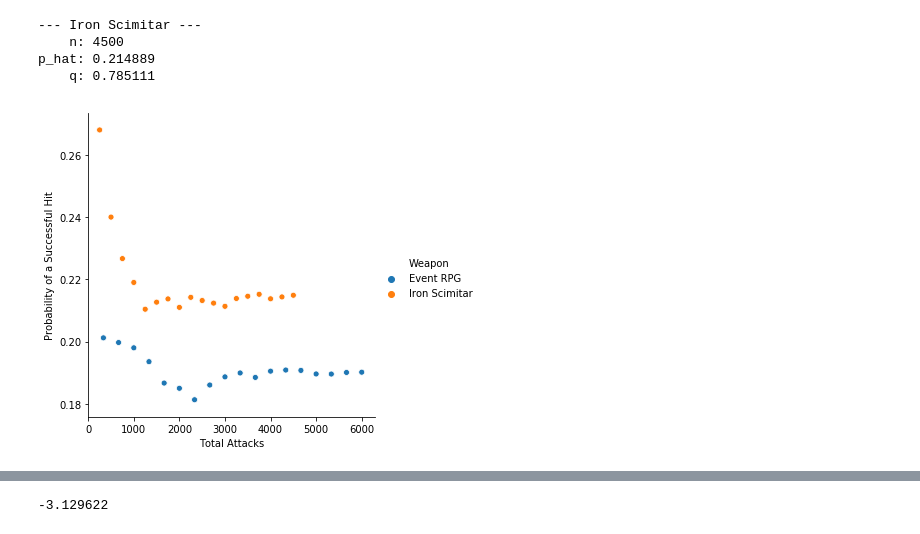
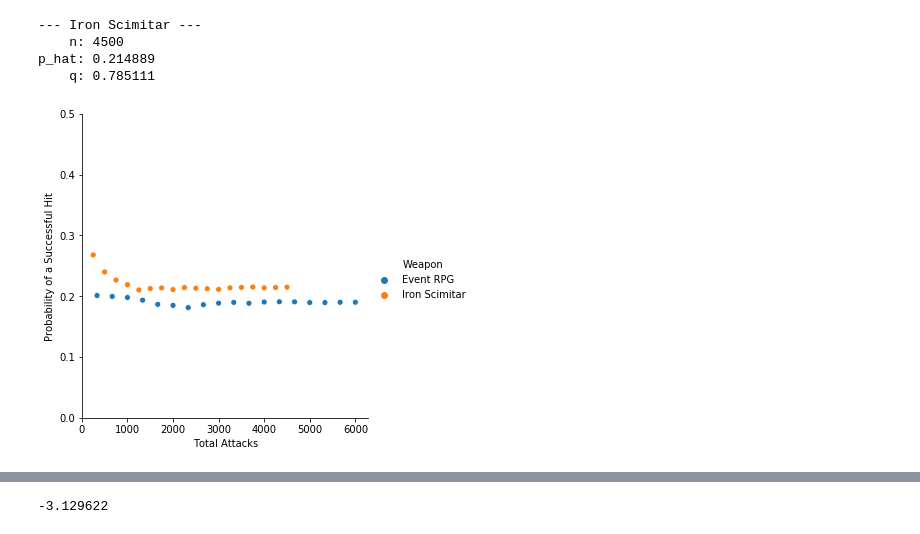
Before and after one commit to ys-lin14/OSRS-Analysis, a Jupyter notebook: probability.ipynb, the cells around one changed output, grey strips where cells are left out. Saved outputs shown, nothing was run; the diff lists cells and outputs as text; code cells hidden in the pictures.

```diff
--- a/probability.ipynb
+++ b/probability.ipynb
@@ -90,15 +108,16 @@ p_hat: 0.214889
     q: 0.785111
 # %%
 # visualize trend of p_hat as sample size n increases
-success_scatter = sns.relplot(x = "Total Attacks" ,
-                              y = "p hat",
-                              hue = "Weapon",
-                              data = combined_probability_df)
+successful_hits_scatter = sns.relplot(x = "Total Attacks" ,
+                                      y = "p hat",
+                                      hue = "Weapon",
+                                      data = combined_probability_df)
 
-success_scatter.set(xlabel = "Total Attacks",
+successful_hits_scatter.set(xlabel = "Total Attacks",
                     ylabel = "Probability of a Successful Hit")
+plt.xlim(5, None)
+plt.ylim(0, 0.5)
 
-plt.xlim(5, None)
 plt.show()
 # %% [output]
-[figure, old version]
+[figure, new version]
```
Also changed, not shown: parts of 7 cells of this notebook.
